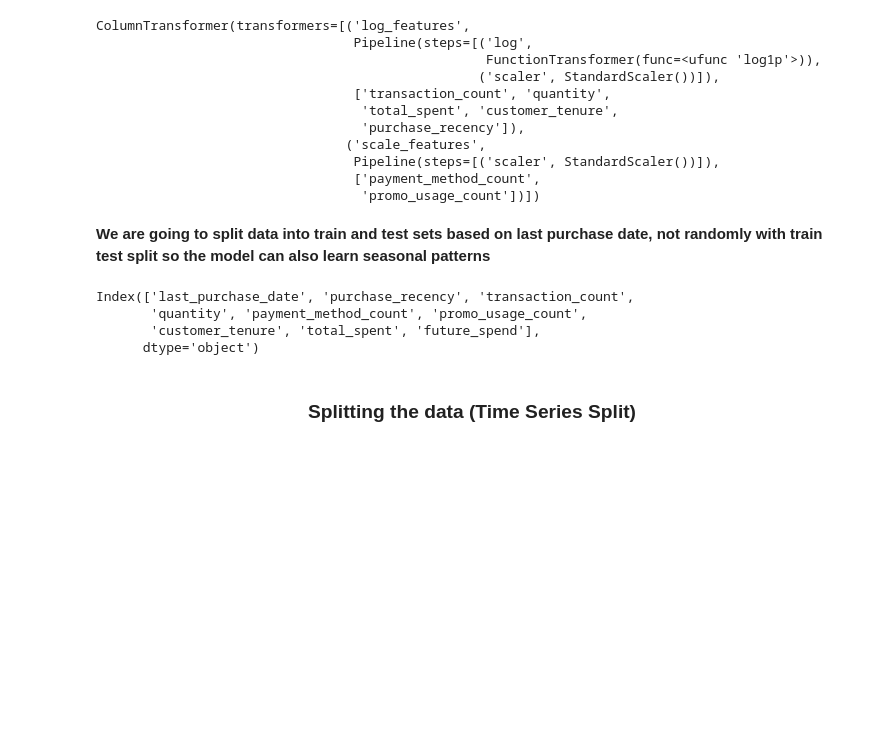
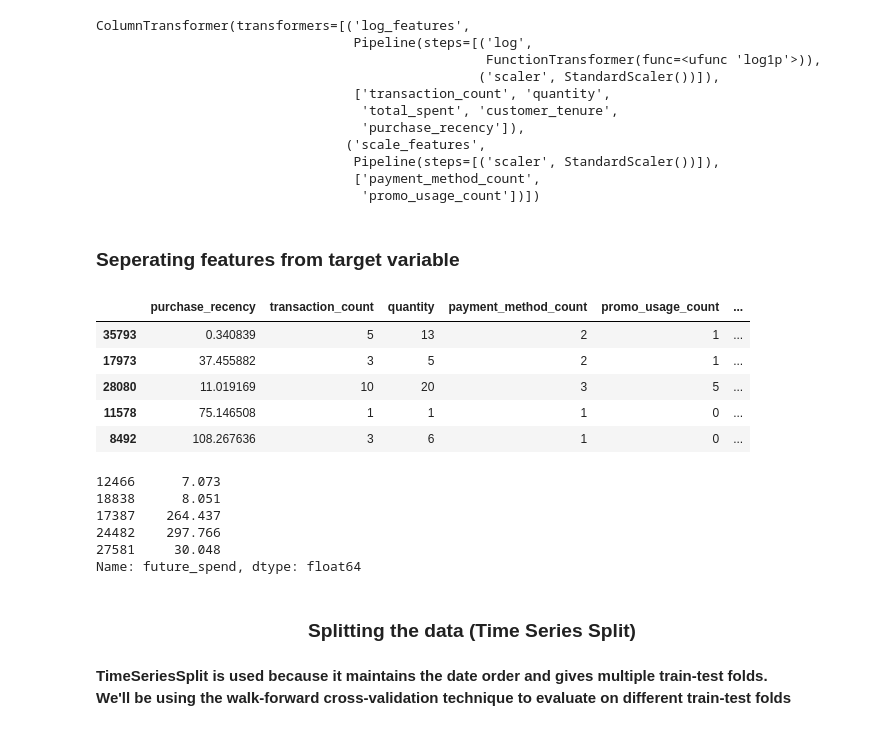
Before and after one commit to Danny-Dalo/Ecommerce-CLV-Prediction, a Jupyter notebook: notebooks/feature_scaling.ipynb, the cells around one changed output. Saved outputs shown, nothing was run; the diff lists cells and outputs as text; code cells hidden in the pictures; blank space fills up the shorter version.

```diff
--- a/notebooks/feature_scaling.ipynb
+++ b/notebooks/feature_scaling.ipynb
@@ -92,17 +92,30 @@ ColumnTransformer(transformers=[('log_features',
                                  Pipeline(steps=[('scaler', StandardScaler())]),
                                  ['payment_method_count',
                                   'promo_usage_count'])])
-# %% [markdown]
-__We are going to split data into train and test sets based on last purchase date, not randomly with train test split so the model can also learn seasonal patterns__
-# %%
-df.columns
-# %% [output]
-Index(['last_purchase_date', 'purchase_recency', 'transaction_count',
-       'quantity', 'payment_method_count', 'promo_usage_count',
-       'customer_tenure', 'total_spent', 'future_spend'],
-      dtype='object')
+# %% [markdown]
+### Seperating features from target variable
 # %%
 X = df.drop(columns=["future_spend", "last_purchase_date"])
 y = df["future_spend"]
+# %%
+X.sample(5)
+# %% [output]
+|  | purchase_recency | transaction_count | quantity | payment_method_count | promo_usage_count | ... |
+| 35793 | 0.340839 | 5 | 13 | 2 | 1 | ... |
+| 17973 | 37.455882 | 3 | 5 | 2 | 1 | ... |
+| 28080 | 11.019169 | 10 | 20 | 3 | 5 | ... |
+| 11578 | 75.146508 | 1 | 1 | 1 | 0 | ... |
+| 8492 | 108.267636 | 3 | 6 | 1 | 0 | ... |
+# %%
+y.sample(5)
+# %% [output]
+12466      7.073
+18838      8.051
+17387    264.437
+24482    297.766
+27581     30.048
+Name: future_spend, dtype: float64
 # %% [markdown]
 #### <h3 style = "text-align:center;"> Splitting the data (Time Series Split) </h3>
+# %% [markdown]
+__TimeSeriesSplit is used because it maintains the date order and gives multiple train-test folds. <br/> We'll be using the walk-forward cross-validation technique to evaluate on different train-test folds__
```
Also changed, not shown: parts of 12 cells of this notebook, 3 other files.
